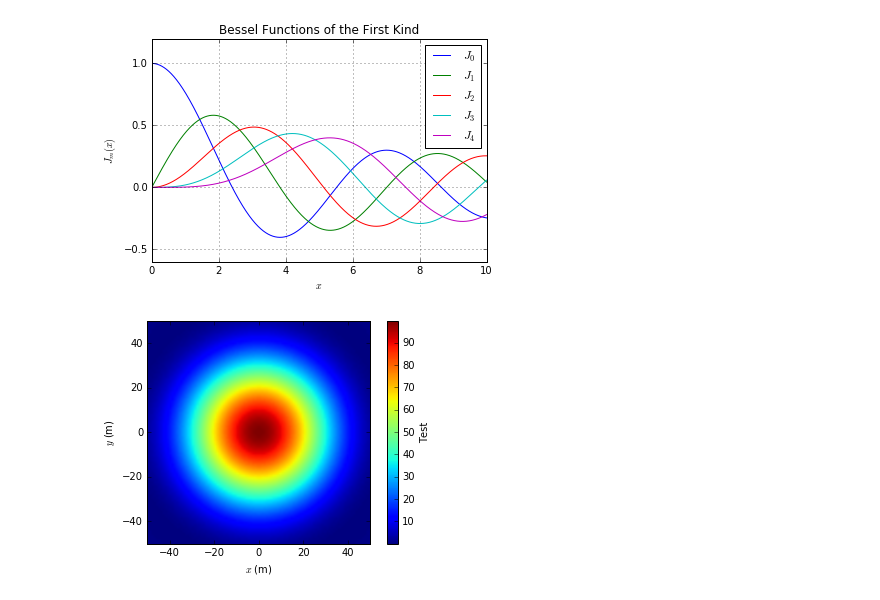
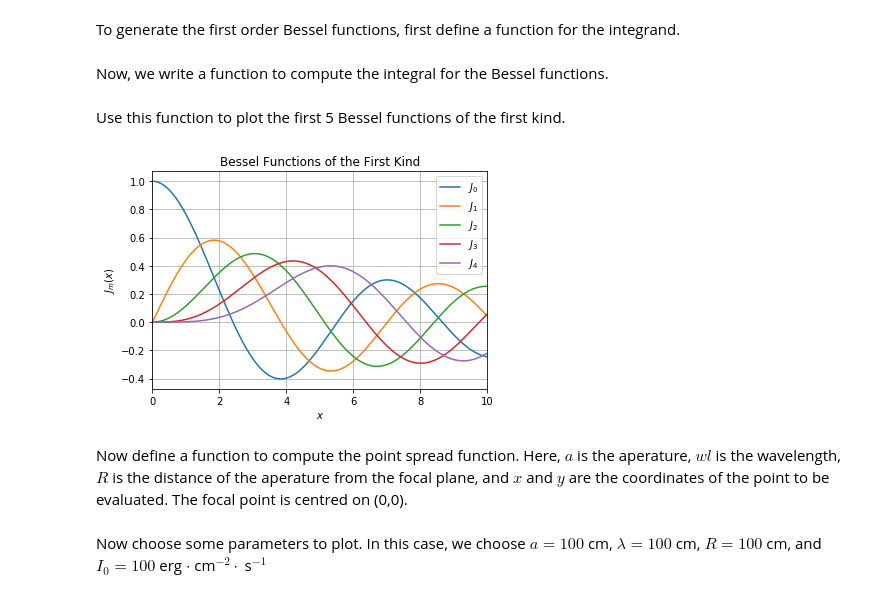
Before and after one commit to mwbub/Bub_Mathew_Assignment1, a Jupyter notebook: question3/bessel.ipynb, the cells around one changed output. Saved outputs shown, nothing was run; the diff lists cells and outputs as text; code cells hidden in the pictures.

Commit message:
Tweaked point spread plot. Added text.

```diff
--- a/question3/bessel.ipynb
+++ b/question3/bessel.ipynb
@@ -2,8 +2,12 @@
 from scipy import integrate
 import numpy as np
 import matplotlib.pyplot as plt
+# %% [markdown]
+To generate the first order Bessel functions, first define a function for the integrand.
 # %%
 def f(theta, m, x):
     return np.cos(m*theta - x*np.sin(theta))
+# %% [markdown]
+Now, we write a function to compute the integral for the Bessel functions.
 # %%
 def J(m, x):
@@ -14,31 +18,26 @@ def J(m, x):
     else:
         I = integrate.quad(f, 0, np.pi, args = (m, x))[0]
     return I/np.pi
+# %% [markdown]
+Use this function to plot the first 5 Bessel functions of the first kind.
 # %%
 x = np.linspace(0,10,1000)
 [plt.plot(x, J(m,x), label = '$J_'+str(m)+'$') for m in range(5)]
 plt.legend()
 plt.title('Bessel Functions of the First Kind')
 plt.xlabel('$x$')
 plt.ylabel('$J_m(x)$')
+plt.xlim((0,10))
 plt.grid()
 plt.show()
 # %% [output]
-[figure, old version]
+[figure, new version]
+# %% [markdown]
+Now define a function to compute the point spread function. Here, $a$ is the aperature, $wl$ is the wavelength, $R$ is the distance of the aperature from the focal plane, and $x$ and $y$ are the coordinates of the point to be evaluated. The focal point is centred on (0,0).
 # %%
 def I(x, y, a, wl, R, I0):
     q = np.sqrt(x**2 + y**2)
     z = 2 * np.pi * a * q / (wl * R)
     return I0 * (2 * J(1, z) / z)**2
-# %%
-x = np.linspace(-50,50,100)
-xv, yv = np.meshgrid(x, x)
-vals = I(xv, yv, 100, 100, 100, 100)
-plt.imshow(vals, extent=[-50,50,-50,50])
-plt.xlabel('$x$ (cm)')
-plt.ylabel('$y$ (cm)')
-clrbar = plt.colorbar()
-clrbar.set_label('Test')
-plt.show()
-# %% [output]
-[figure, removed]
+# %% [markdown]
+Now choose some parameters to plot. In this case, we choose $a=100$ cm, $\lambda=100$ cm, $R=100$ cm, and $I_{0}=100$ erg $\cdot$ cm$^{-2} \cdot$ s$^{-1}$
```
Also changed, not shown: parts of 4 cells of this notebook.
